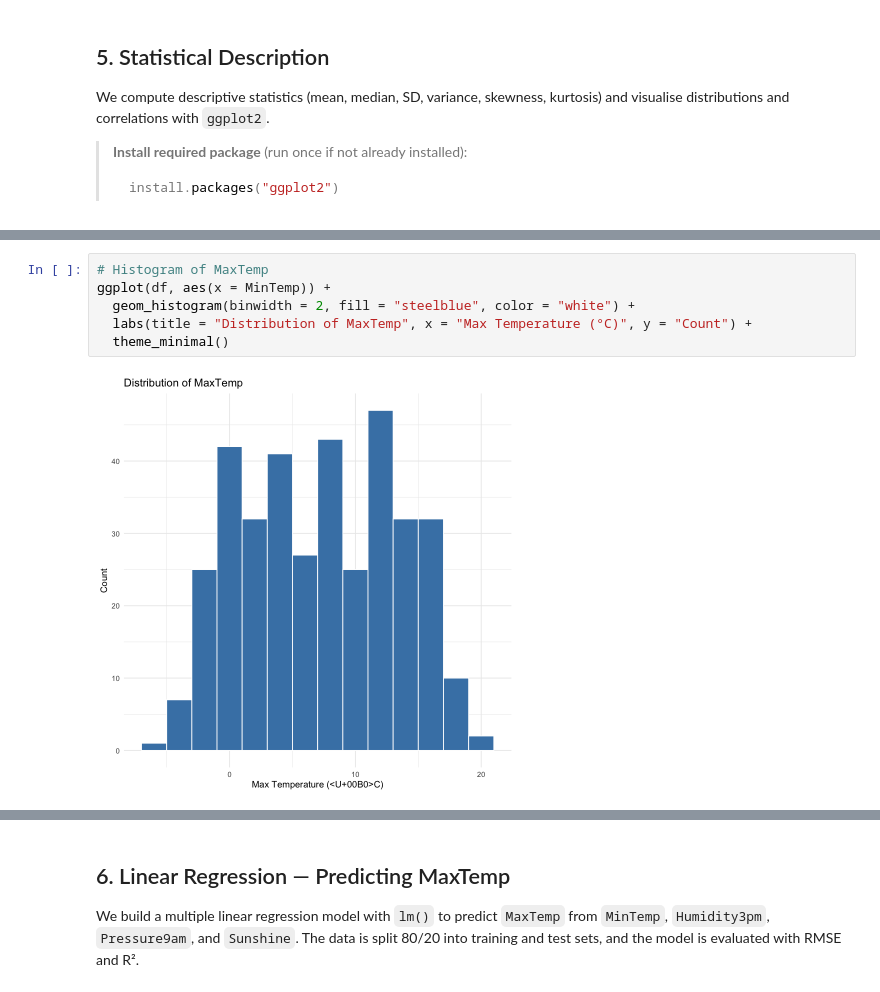
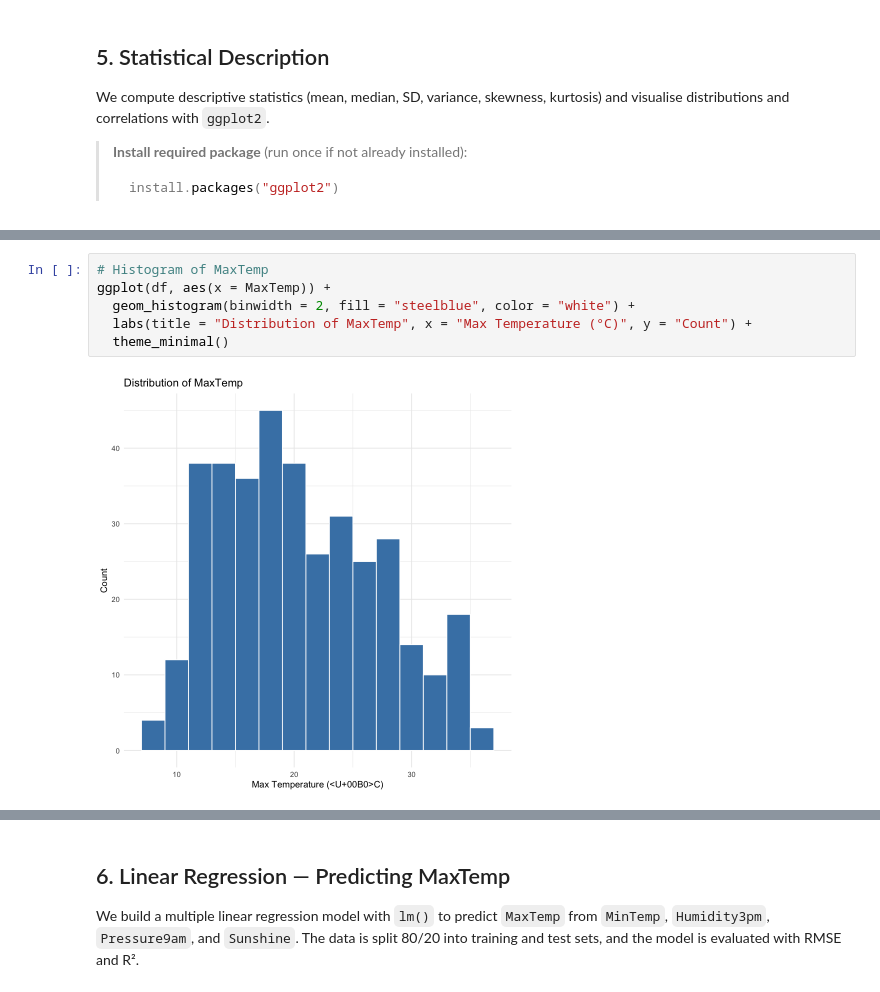
Before and after one commit to EngAndres/ud-public, a Jupyter notebook: courses/data-analysis-programming/notebooks/r_intro.ipynb, the cells around one changed output, grey strips where cells are left out. Saved outputs shown, nothing was run; the diff lists cells and outputs as text.

```diff
--- a/courses/data-analysis-programming/notebooks/r_intro.ipynb
+++ b/courses/data-analysis-programming/notebooks/r_intro.ipynb
@@ -309,11 +301,11 @@ Temp3pm     366   19.23   18.55  6.64  44.09     0.30    -0.69
 # %%
 # Histogram of MaxTemp
-ggplot(df, aes(x = MinTemp)) +
+ggplot(df, aes(x = MaxTemp)) +
   geom_histogram(binwidth = 2, fill = "steelblue", color = "white") +
   labs(title = "Distribution of MaxTemp", x = "Max Temperature (°C)", y = "Count") +
   theme_minimal()
 # %% [output]
-[figure, old version]
+[figure, new version]
 # %%
 # Boxplot: temperature by RainTomorrow
 ggplot(df, aes(x = RainTomorrow, y = MaxTemp, fill = RainTomorrow)) +
```
Also changed, not shown: parts of 11 cells of this notebook, 10 other files.
